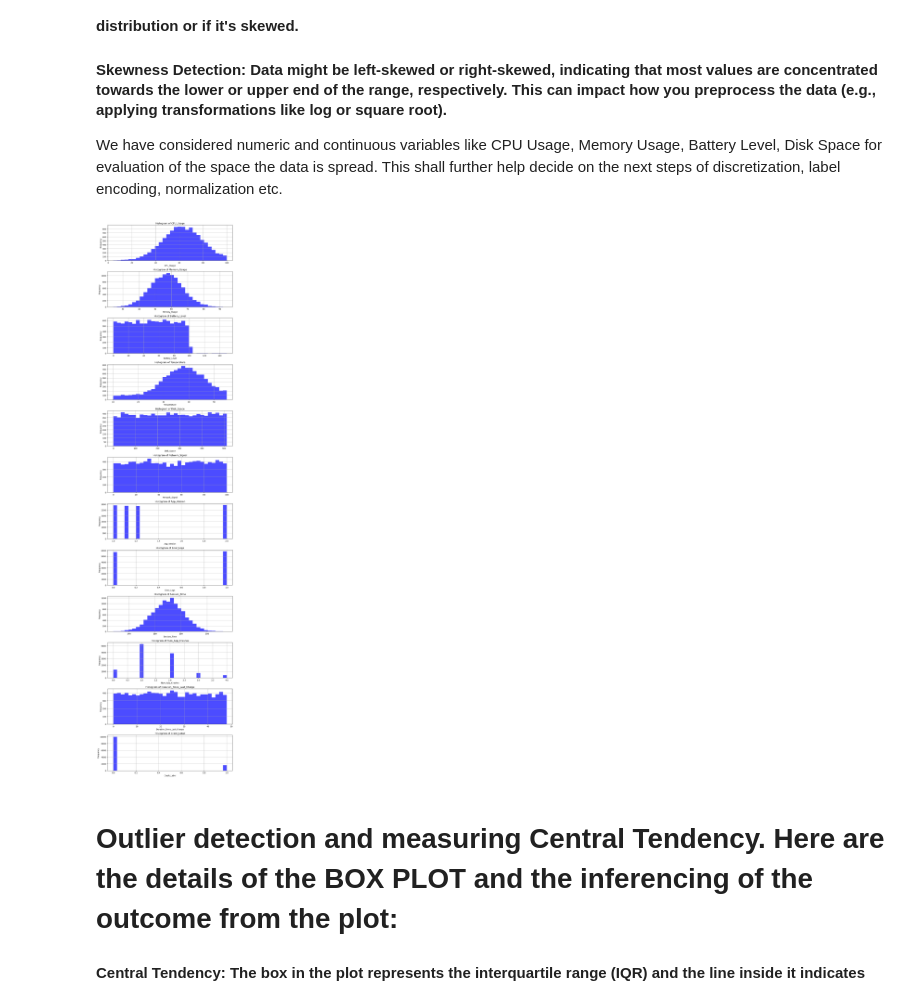
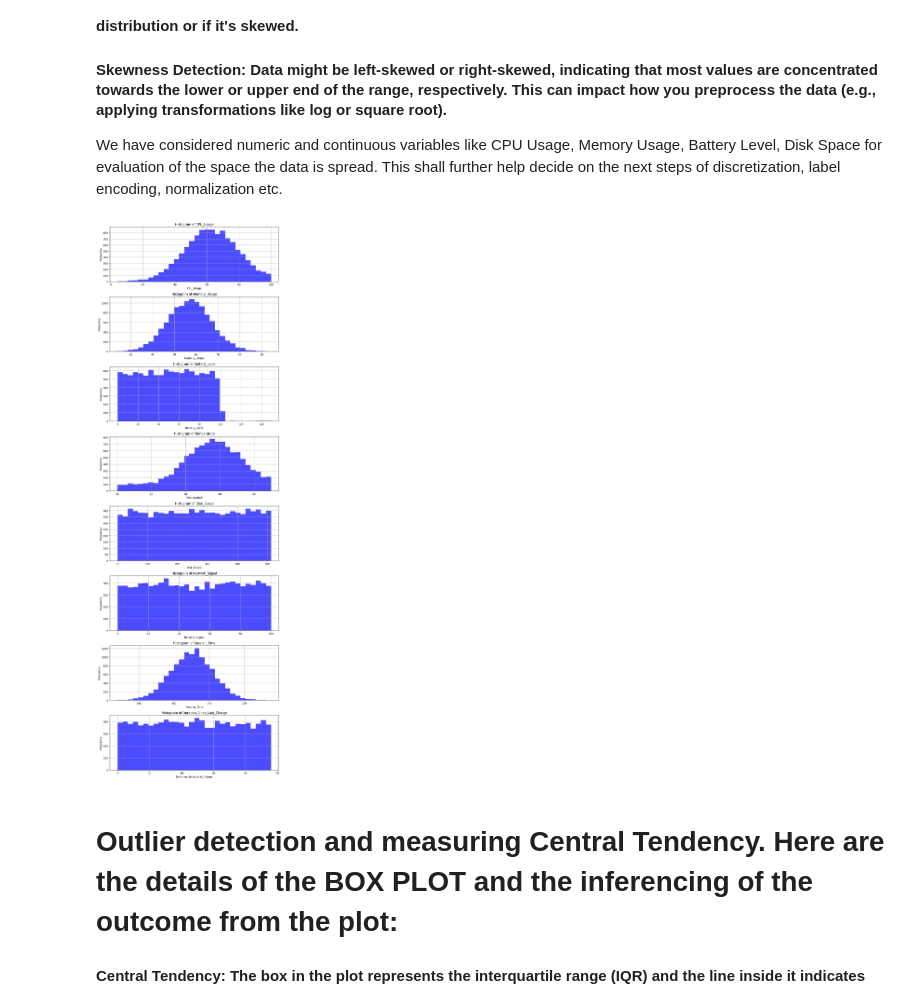
Before and after one commit to dkkh87/EDA-System-Crash-DS-Project, a Jupyter notebook: eda/IDS_Assignment-4.ipynb, the cells around one changed output. Saved outputs shown, nothing was run; the diff lists cells and outputs as text; code cells hidden in the pictures.

Commit message:
removing binary and discrete coloumns

```diff
--- a/eda/IDS_Assignment-4.ipynb
+++ b/eda/IDS_Assignment-4.ipynb
@@ -14,7 +14,7 @@ import matplotlib.pyplot as plt
 The data has been simulated through prompt engineering real time scenarios using LLMs. As a team we discussed the varios factors in a real world scenario which can lead to low performance of a mobile device. The below step enlists the columns and values of the factors like CPU Usage, APP Name (Running in the device), Memory Usage, Battery Level , Temperature , Disk Space and more
 # %%
 #Load the data set
-df = pd.read_csv('mobile_crash_data_0927_v3.csv')
+df = pd.read_csv('eda/mobile_crash_data_0927_v3.csv')
 print(df)
 # %% [output]
           App_Name  CPU_Usage  Memory_Usage  Battery_Level  Temperature  \
@@ -71,22 +71,23 @@ We have considered numeric and continuous variables like CPU Usage, Memory Usage
 # %%
 # Print Histograms for all numerical data (visualize data)
 numeric_columns = df.select_dtypes(include='number').columns.tolist()
-fig, axes = plt.subplots(nrows=len(numeric_columns), ncols=1, figsize=(10, 40))
+non_binary_non_discrete_numerical_columns = [col for col in numeric_columns if df[col].nunique() > 10]
 
+fig, axes = plt.subplots(nrows=len(non_binary_non_discrete_numerical_columns), ncols=1, figsize=(10, 30))
 # Iterate over numeric columns and create histograms
-for i, column in enumerate(numeric_columns):
+for i, column in enumerate(non_binary_non_discrete_numerical_columns):
     df[column].hist(ax=axes[i], bins=30, color='blue', alpha=0.7)
     axes[i].set_title(f"Histogram of {column}")
     axes[i].set_xlabel(column)
     axes[i].set_ylabel('Frequency')
 
 # Adjust spacing between subplots
 plt.tight_layout()
 
 # Show the plot
 plt.show()
 # %% [output]
-[figure, old version]
+[figure, new version]
 # %% [markdown]
 # Outlier detection and measuring Central Tendency. Here are the details of the BOX PLOT and the inferencing of the outcome from the plot:
 #### Central Tendency: The box in the plot represents the interquartile range (IQR) and the line inside it indicates the median (50th percentile), providing a sense of where most data points cluster.For example median for CPU usage is approximately 61-65 and the IQR can be found between 50 and 70
```
